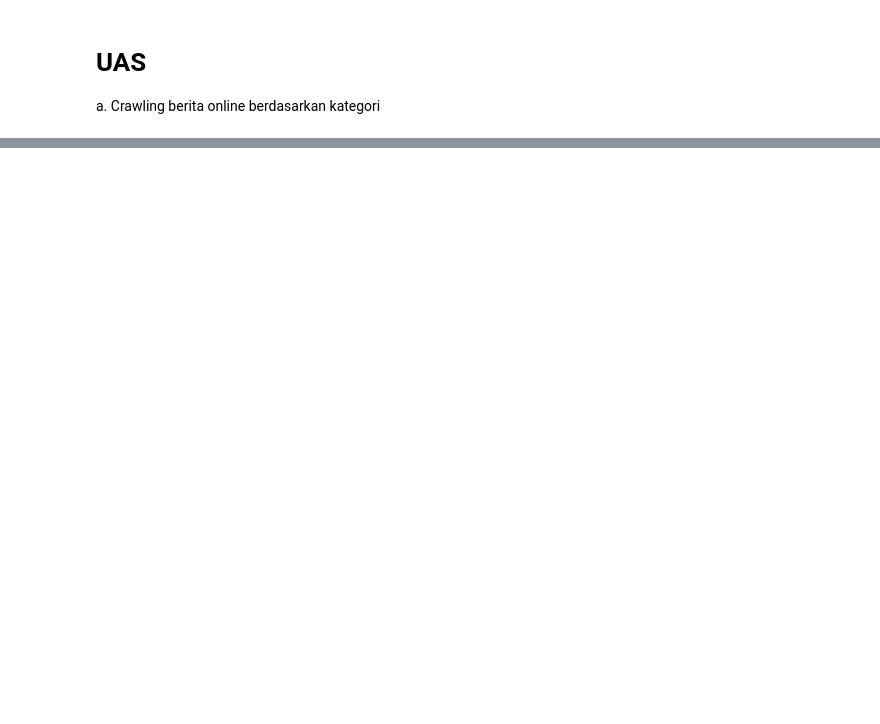
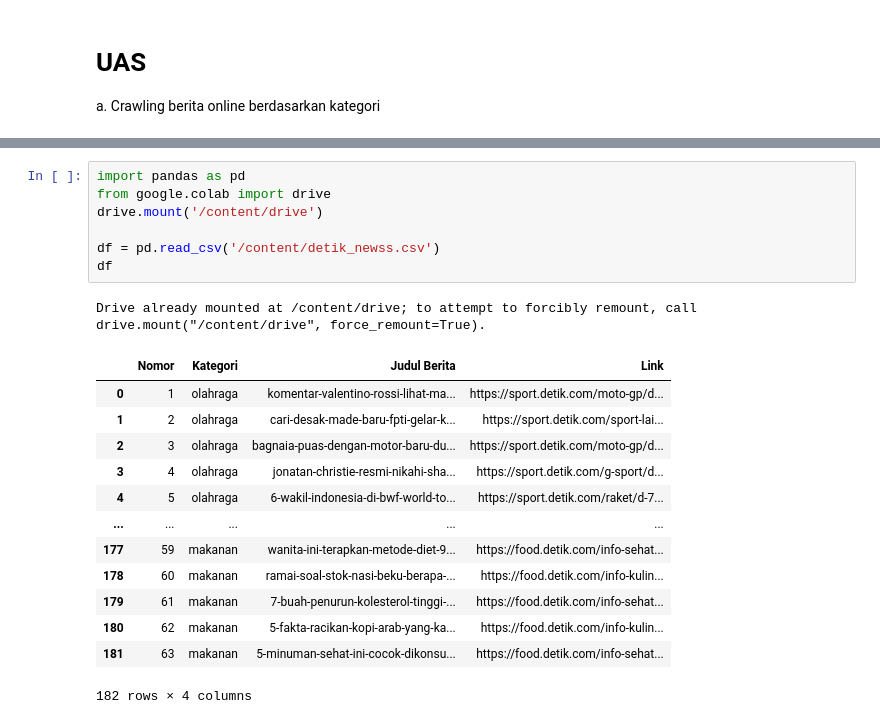
Before and after one commit to ranianuraini/PencarianPenambanganWeb, a Jupyter notebook: _sources/UAS.ipynb, the cells around one changed output, grey strips where cells are left out. Saved outputs shown, nothing was run; the diff lists cells and outputs as text; blank space fills up the shorter version.

```diff
--- a/_sources/UAS.ipynb
+++ b/_sources/UAS.ipynb
@@ -98,0 +274,22 @@ Mounted at /content/drive
+# %%
+import pandas as pd
+from google.colab import drive
+drive.mount('/content/drive')
+
+df = pd.read_csv('/content/detik_newss.csv')
+df
+# %% [output]
+Drive already mounted at /content/drive; to attempt to forcibly remount, call drive.mount("/content/drive", force_remount=True).
+|  | Nomor | Kategori | Judul Berita | Link |
+| 0 | 1 | olahraga | komentar-valentino-rossi-lihat-ma... | https://sport.detik.com/moto-gp/d... |
+| 1 | 2 | olahraga | cari-desak-made-baru-fpti-gelar-k... | https://sport.detik.com/sport-lai... |
+| 2 | 3 | olahraga | bagnaia-puas-dengan-motor-baru-du... | https://sport.detik.com/moto-gp/d... |
+| 3 | 4 | olahraga | jonatan-christie-resmi-nikahi-sha... | https://sport.detik.com/g-sport/d... |
+| 4 | 5 | olahraga | 6-wakil-indonesia-di-bwf-world-to... | https://sport.detik.com/raket/d-7... |
+| ... | ... | ... | ... | ... |
+| 177 | 59 | makanan | wanita-ini-terapkan-metode-diet-9... | https://food.detik.com/info-sehat... |
+| 178 | 60 | makanan | ramai-soal-stok-nasi-beku-berapa-... | https://food.detik.com/info-kulin... |
+| 179 | 61 | makanan | 7-buah-penurun-kolesterol-tinggi-... | https://food.detik.com/info-sehat... |
+| 180 | 62 | makanan | 5-fakta-racikan-kopi-arab-yang-ka... | https://food.detik.com/info-kulin... |
+| 181 | 63 | makanan | 5-minuman-sehat-ini-cocok-dikonsu... | https://food.detik.com/info-sehat... |
+182 rows × 4 columns
```
Also changed, not shown: parts of 11 cells of this notebook, 21 other files.
